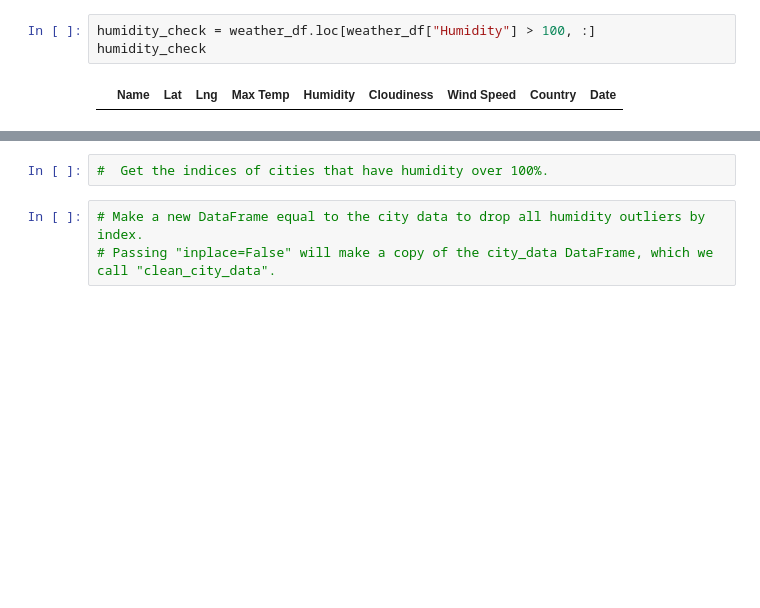
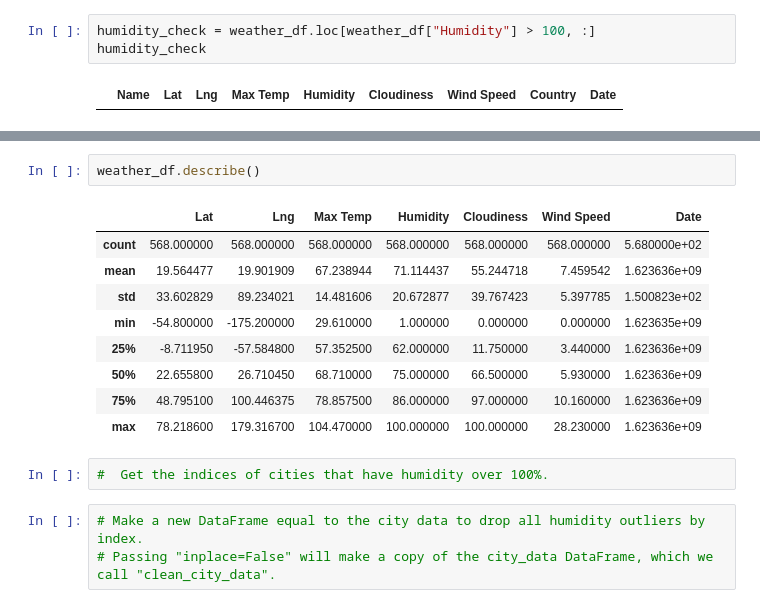
Before and after one commit to LP-116/python-api-challenge, a Jupyter notebook: WeatherPy/WeatherPy.ipynb, the cells around one changed output, grey strips where cells are left out. Drawn from its saved outputs; the diff is of its cells as text; blank space fills up the shorter version.

```diff
--- a/WeatherPy/WeatherPy.ipynb
+++ b/WeatherPy/WeatherPy.ipynb
@@ -208,3 +215,15 @@ humidity_check
+# %%
+weather_df.describe()
+# %% [output]
+|  | Lat | Lng | Max Temp | Humidity | Cloudiness | Wind Speed | Date |
+| count | 568.000000 | 568.000000 | 568.000000 | 568.000000 | 568.000000 | 568.000000 | 5.680000e+02 |
+| mean | 19.564477 | 19.901909 | 67.238944 | 71.114437 | 55.244718 | 7.459542 | 1.623636e+09 |
+| std | 33.602829 | 89.234021 | 14.481606 | 20.672877 | 39.767423 | 5.397785 | 1.500823e+02 |
+| min | -54.800000 | -175.200000 | 29.610000 | 1.000000 | 0.000000 | 0.000000 | 1.623635e+09 |
+| 25% | -8.711950 | -57.584800 | 57.352500 | 62.000000 | 11.750000 | 3.440000 | 1.623636e+09 |
+| 50% | 22.655800 | 26.710450 | 68.710000 | 75.000000 | 66.500000 | 5.930000 | 1.623636e+09 |
+| 75% | 48.795100 | 100.446375 | 78.857500 | 86.000000 | 97.000000 | 10.160000 | 1.623636e+09 |
+| max | 78.218600 | 179.316700 | 104.470000 | 100.000000 | 100.000000 | 28.230000 | 1.623636e+09 |
 # %%
 #  Get the indices of cities that have humidity over 100%.
 # %%
```
Also changed, not shown: parts of 3 cells of this notebook, 1 other file.
